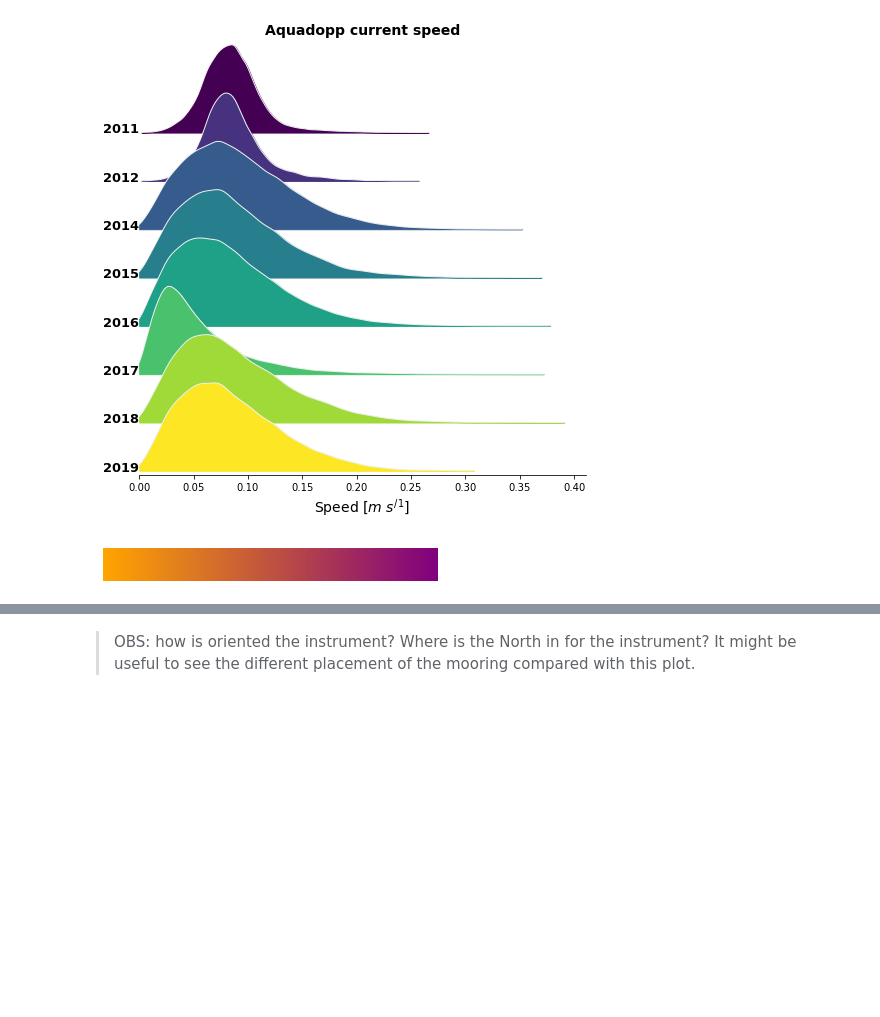
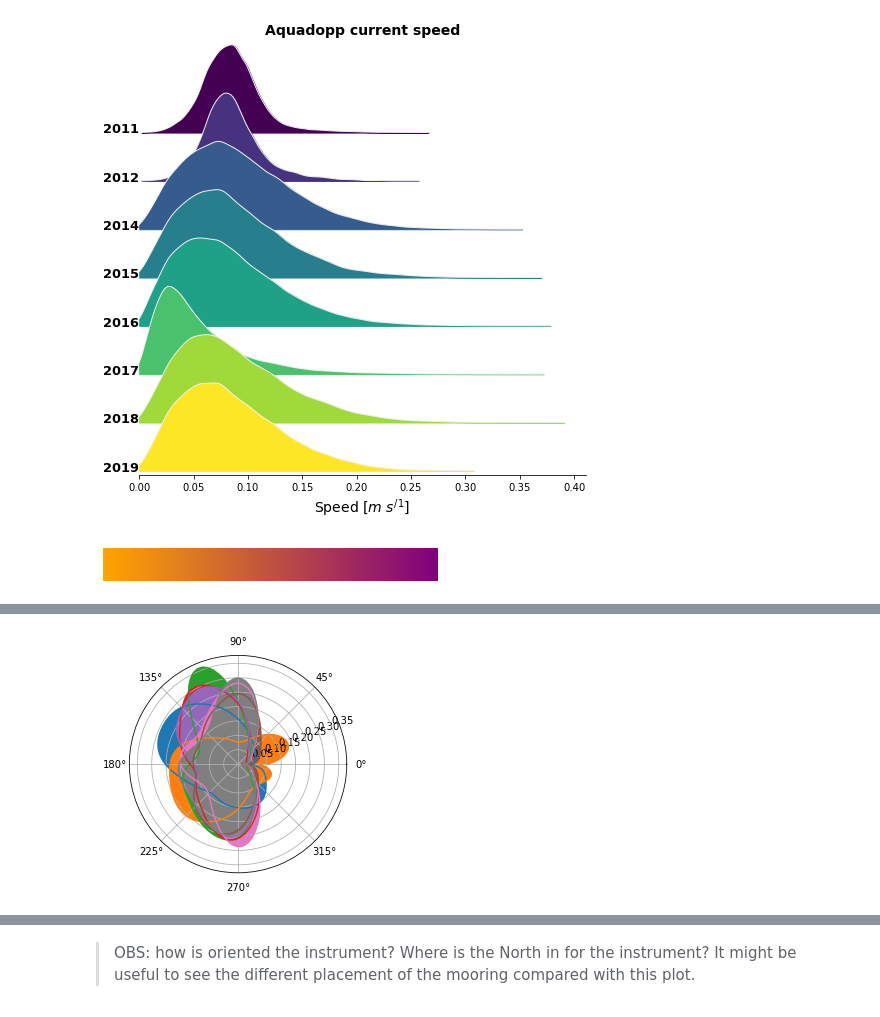
Before and after one commit to cpierard/momar_data_analysis, a Jupyter notebook: 03.Aquadopp_distributions.ipynb, the cells around one changed output, grey strips where cells are left out. Saved outputs shown, nothing was run; the diff lists cells and outputs as text; code cells hidden in the pictures; blank space fills up the shorter version.

```diff
--- a/03.Aquadopp_distributions.ipynb
+++ b/03.Aquadopp_distributions.ipynb
@@ -70,0 +64,8 @@ pr.ridge_plot(direction,
+# %%
+
+for i, key in enumerate(kde_dict):
+    plt.polar(kde_dict[key]['x_values'], kde_dict[key]['kde'], label=key)
+    plt.fill_between(kde_dict[key]['x_values'], kde_dict[key]['kde'], 0)
+#plt.legend(loc='upper right')
+# %% [output]
+[figure, added]
```
Also changed, not shown: parts of 17 cells of this notebook, 11 other files.
